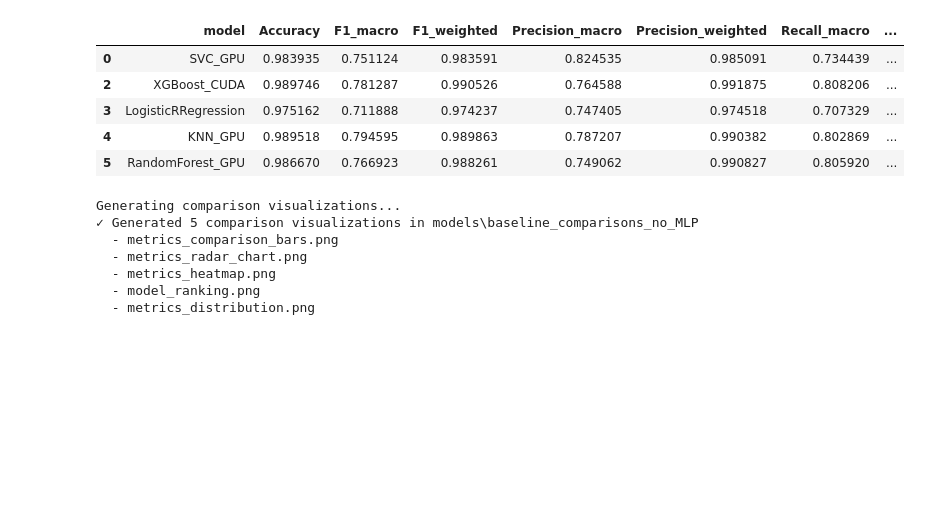
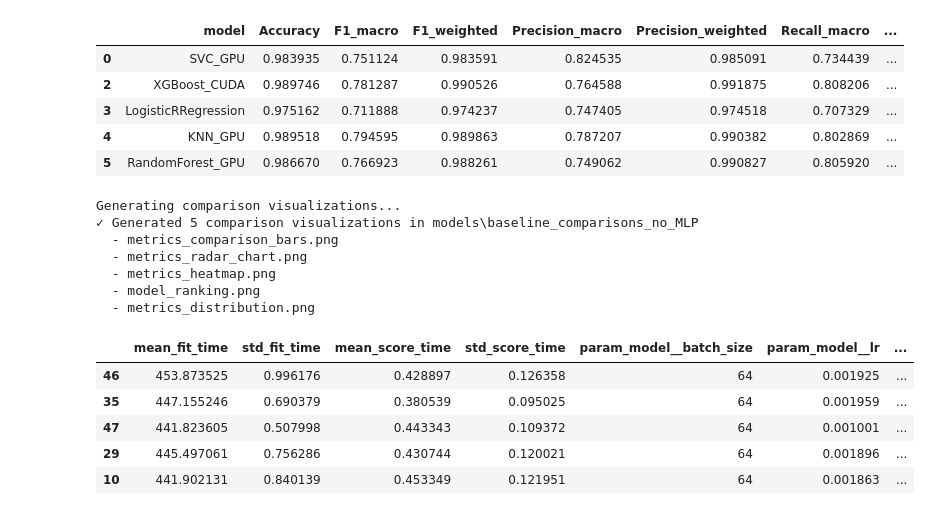
Before and after one commit to NoahWeaves/8001FinalProject, a Jupyter notebook: model_comparison_viz.ipynb, the cells around one changed output. Saved outputs shown, nothing was run; the diff lists cells and outputs as text; code cells hidden in the pictures; blank space fills up the shorter version.

```diff
--- a/model_comparison_viz.ipynb
+++ b/model_comparison_viz.ipynb
@@ -204,3 +204,12 @@ Generating comparison visualizations...
   - metrics_heatmap.png
   - model_ranking.png
   - metrics_distribution.png
+# %%
+pd.read_csv("models/MLP_GPU/cv_results.csv").sort_values("rank_test_score").head()
+# %% [output]
+|  | mean_fit_time | std_fit_time | mean_score_time | std_score_time | param_model__batch_size | param_model__lr | ... |
+| 46 | 453.873525 | 0.996176 | 0.428897 | 0.126358 | 64 | 0.001925 | ... |
+| 35 | 447.155246 | 0.690379 | 0.380539 | 0.095025 | 64 | 0.001959 | ... |
+| 47 | 441.823605 | 0.507998 | 0.443343 | 0.109372 | 64 | 0.001001 | ... |
+| 29 | 445.497061 | 0.756286 | 0.430744 | 0.120021 | 64 | 0.001896 | ... |
+| 10 | 441.902131 | 0.840139 | 0.453349 | 0.121951 | 64 | 0.001863 | ... |
```
Also changed, not shown: parts of 2 cells of this notebook, 1 other file.
